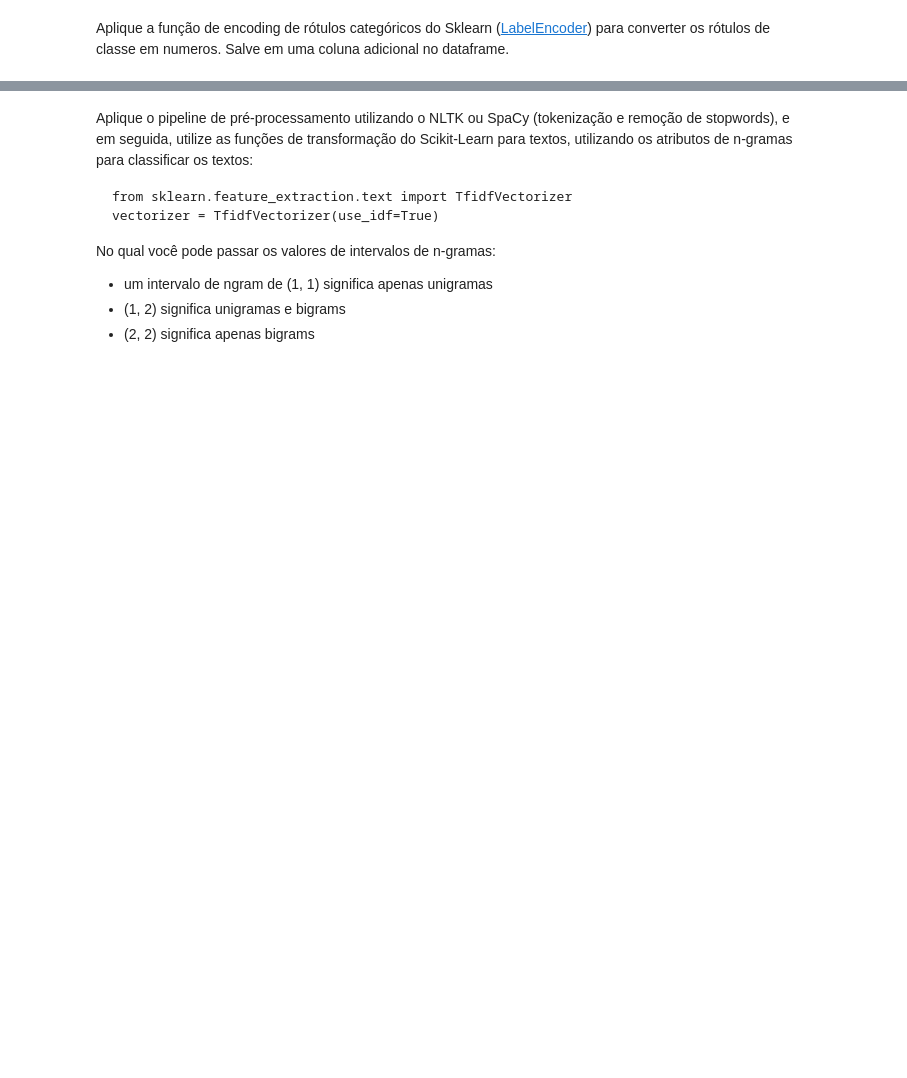
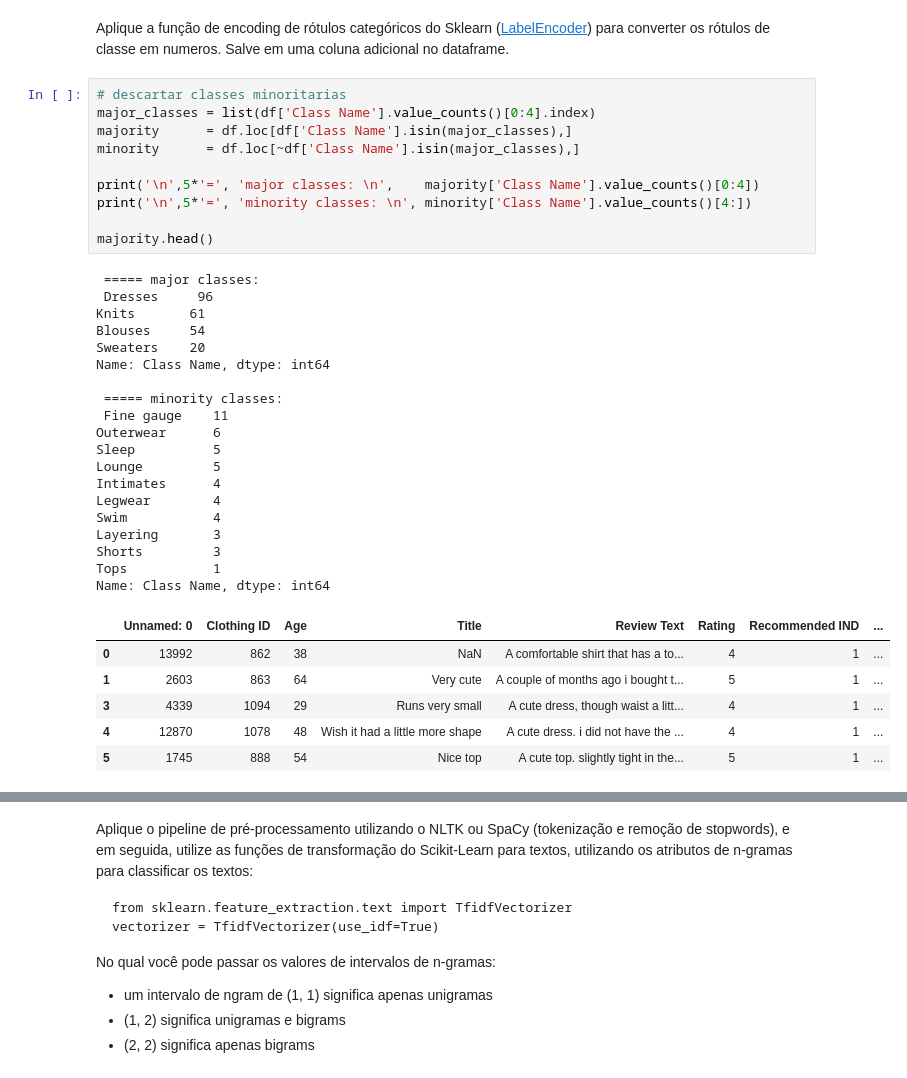
Before and after one commit to ufrpe-ensino/curso-mineracao-textos, a Jupyter notebook: 05_ExercicioClassificacao.ipynb, the cells around one changed output, grey strips where cells are left out. Saved outputs shown, nothing was run; the diff lists cells and outputs as text; blank space fills up the shorter version.

```diff
--- a/05_ExercicioClassificacao.ipynb
+++ b/05_ExercicioClassificacao.ipynb
@@ -21,2 +51,38 @@ df['ReviewLenght'].plot.hist()
 # %% [markdown]
 Aplique a função de encoding de rótulos categóricos do Sklearn ([LabelEncoder](https://scikit-learn.org/stable/modules/generated/sklearn.preprocessing.LabelEncoder.html)) para converter os rótulos de classe em numeros. Salve em uma coluna adicional no dataframe.
+# %%
+# descartar classes minoritarias
+major_classes = list(df['Class Name'].value_counts()[0:4].index)
+majority      = df.loc[df['Class Name'].isin(major_classes),]
+minority      = df.loc[~df['Class Name'].isin(major_classes),]
+
+print('\n',5*'=', 'major classes: \n',    majority['Class Name'].value_counts()[0:4])
+print('\n',5*'=', 'minority classes: \n', minority['Class Name'].value_counts()[4:])
+
+majority.head()
+# %% [output]
+ ===== major classes:
+ Dresses     96
+Knits       61
+Blouses     54
+Sweaters    20
+Name: Class Name, dtype: int64
+
+ ===== minority classes:
+ Fine gauge    11
+Outerwear      6
+Sleep          5
+Lounge         5
+Intimates      4
+Legwear        4
+Swim           4
+Layering       3
+Shorts         3
+Tops           1
+Name: Class Name, dtype: int64
+|  | Unnamed: 0 | Clothing ID | Age | Title | Review Text | Rating | Recommended IND | ... |
+| 0 | 13992 | 862 | 38 | NaN | A comfortable shirt that has a to... | 4 | 1 | ... |
+| 1 | 2603 | 863 | 64 | Very cute | A couple of months ago i bought t... | 5 | 1 | ... |
+| 3 | 4339 | 1094 | 29 | Runs very small | A cute dress, though waist a litt... | 4 | 1 | ... |
+| 4 | 12870 | 1078 | 48 | Wish it had a little more shape | A cute dress. i did not have the ... | 4 | 1 | ... |
+| 5 | 1745 | 888 | 54 | Nice top | A cute top. slightly tight in the... | 5 | 1 | ... |
```
Also changed, not shown: parts of 11 cells of this notebook.
